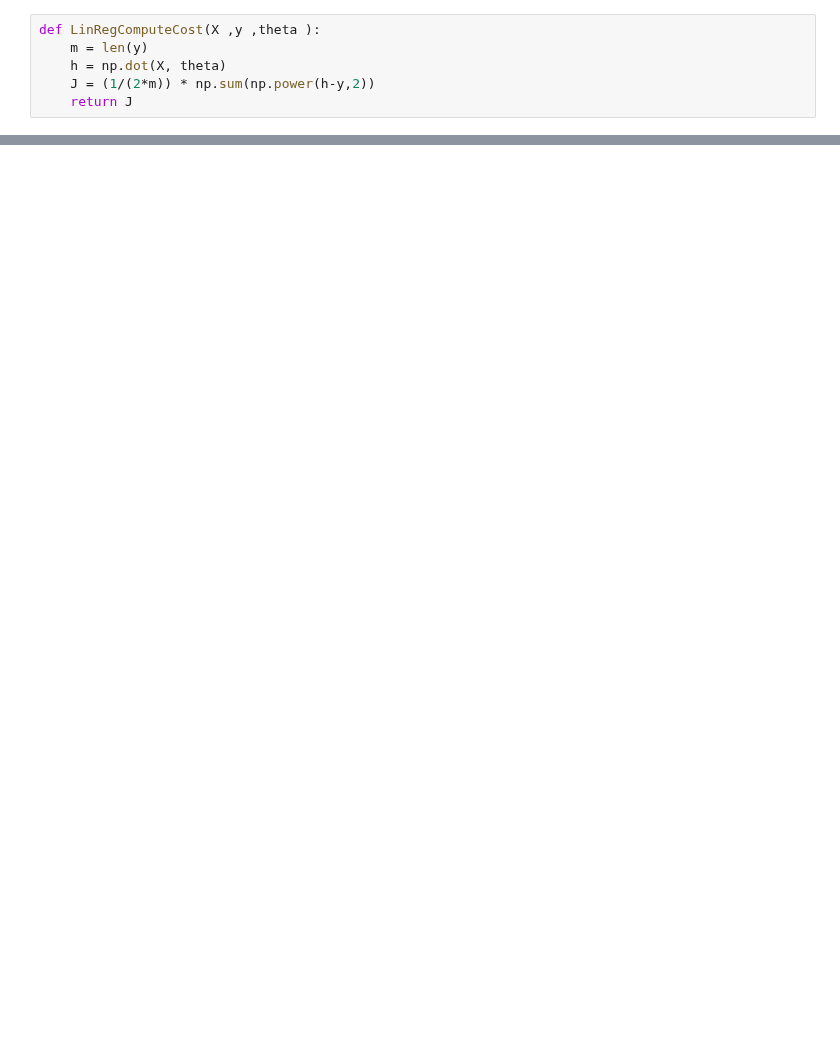
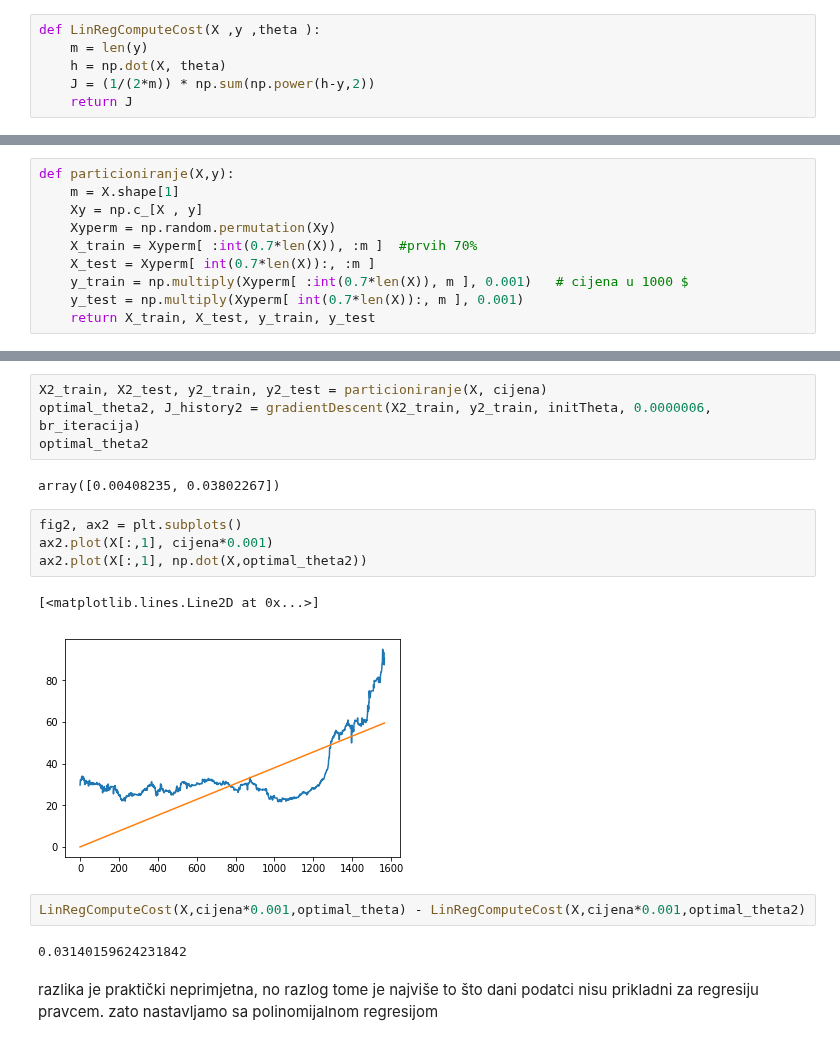
Before and after one commit to skrinjarf/Matemati-ki-softver, a Jupyter notebook: 1.zadaca.ipynb, the cells around one changed output, grey strips where cells are left out. Drawn from its saved outputs; the diff is of its cells as text; blank space fills up the shorter version.

```diff
--- a/1.zadaca.ipynb
+++ b/1.zadaca.ipynb
@@ -37,4 +45,14 @@ def gradientDescent(X, y, theta, alpha, num_iters):
     return theta, J_povijest
+# %%
+def particioniranje(X,y):
+    m = X.shape[1]
+    Xy = np.c_[X , y]
+    Xyperm = np.random.permutation(Xy)
+    X_train = Xyperm[ :int(0.7*len(X)), :m ]  #prvih 70%
+    X_test = Xyperm[ int(0.7*len(X)):, :m ]
+    y_train = np.multiply(Xyperm[ :int(0.7*len(X)), m ], 0.001)   # cijena u 1000 $
+    y_test = np.multiply(Xyperm[ int(0.7*len(X)):, m ], 0.001)
+    return X_train, X_test, y_train, y_test
 # %%
 br_iteracija = 1500
 alpha = 0.01
@@ -51,0 +84,19 @@ plt.show()
+# %%
+X2_train, X2_test, y2_train, y2_test = particioniranje(X, cijena)
+optimal_theta2, J_history2 = gradientDescent(X2_train, y2_train, initTheta, 0.0000006, br_iteracija)
+optimal_theta2
+# %% [output]
+array([0.00408235, 0.03802267])
+# %%
+fig2, ax2 = plt.subplots()
+ax2.plot(X[:,1], cijena*0.001)
+ax2.plot(X[:,1], np.dot(X,optimal_theta2))
+# %% [output]
+[<matplotlib.lines.Line2D at 0x...>]
+[figure, added]
+# %%
+LinRegComputeCost(X,cijena*0.001,optimal_theta) - LinRegComputeCost(X,cijena*0.001,optimal_theta2)
+# %% [output]
+0.03140159624231842
+# %% [markdown]
+razlika je praktički neprimjetna, no razlog tome je najviše to što dani podatci nisu prikladni za regresiju pravcem. zato nastavljamo sa polinomijalnom regresijom
```
Also changed, not shown: parts of 14 cells of this notebook.
